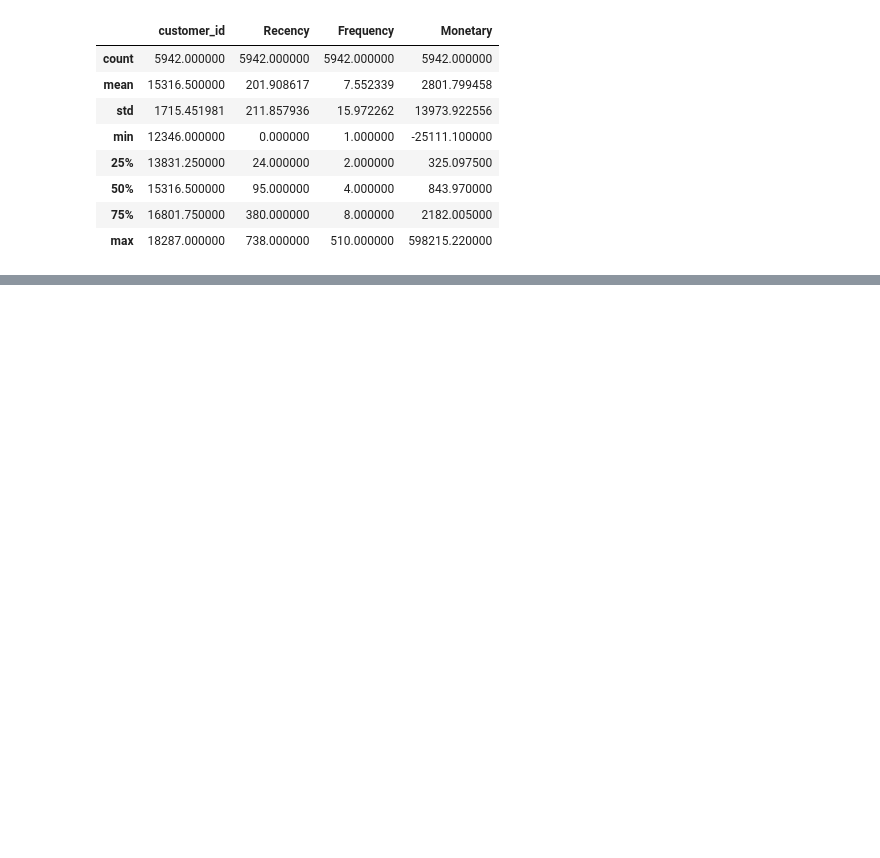
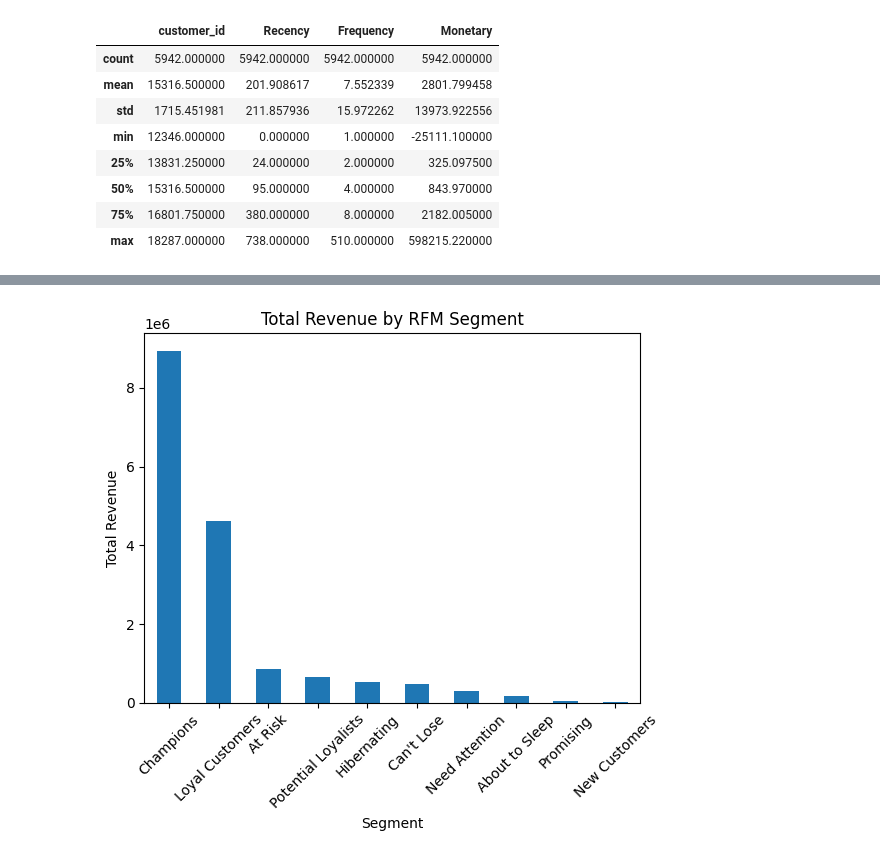
Before and after one commit to jarviscanada/jarvis_data_eng_SridharRaviKumar, a Jupyter notebook: python_data_analytics/analytics/london_giftshop_analysis.ipynb, the cells around one changed output, grey strips where cells are left out. Cells and saved outputs as stored; diff of their text form; code cells hidden in the pictures; blank space fills up the shorter version.

Commit message:
Rfm Segmentation Analysis for London Giftshop

```diff
--- a/python_data_analytics/analytics/london_giftshop_analysis.ipynb
+++ b/python_data_analytics/analytics/london_giftshop_analysis.ipynb
@@ -847,0 +828,9 @@ I used the max invoice date as the reference date. For each customer, recency is
+# %%
+
+# Scores 1–5 (5 = best) for Frequency and Monetary, reverse for Recency
+rfm_seg = rfm.copy()
+
+rfm_seg["R_score"] = pd.qcut(rfm_seg["Recency"], 5, labels=[5,4,3,2,1]).astype(int)
+rfm_seg["F_score"] = pd.qcut(rfm_seg["Frequency"].rank(method="first"), 5, labels=[1,2,3,4,5]).astype(int)
+rfm_seg["M_score"] = pd.qcut(rfm_seg["Monetary"], 5, labels=[1,2,3,4,5]).astype(int)
+rfm_seg.head()
@@ -847,0 +856,4 @@ I used the max invoice date as the reference date. For each customer, recency is
+# %%
+#Weighted numeric score
+rfm_seg["RFM_score"] = rfm_seg["R_score"]*100 + rfm_seg["F_score"]*10 + rfm_seg["M_score"]
+rfm_seg.head()
@@ -847,0 +867,20 @@ I used the max invoice date as the reference date. For each customer, recency is
+# %%
+# Define segment mapping using regex
+seg_map = {
+    r"[1-2][1-2]": "Hibernating",
+    r"[1-2][3-4]": "At Risk",
+    r"[1-2]5": "Can't Lose",
+    r"3[1-2]": "About to Sleep",
+    r"33": "Need Attention",
+    r"[3-4][4-5]": "Loyal Customers",
+    r"41": "Promising",
+    r"51": "New Customers",
+    r"[4-5][2-3]": "Potential Loyalists",
+    r"5[4-5]": "Champions",
+}
+
+rfm_seg["Segment"] = (
+    rfm_seg["R_score"].astype(str) + rfm_seg["F_score"].astype(str)
+)
+
+rfm_seg["Segment"] = rfm_seg["Segment"].replace(seg_map, regex=True)
@@ -847,0 +915,12 @@ I used the max invoice date as the reference date. For each customer, recency is
+# %%
+segment_revenue = rfm_seg.groupby("Segment")["Monetary"].sum().sort_values(ascending=False)
+
+plt.figure()
+segment_revenue.plot(kind="bar")
+plt.title("Total Revenue by RFM Segment")
+plt.xlabel("Segment")
+plt.ylabel("Total Revenue")
+plt.xticks(rotation=45)
+plt.show()
+# %% [output]
+[figure, added]
```
Also changed, not shown: parts of 41 cells of this notebook, 1 other file.
